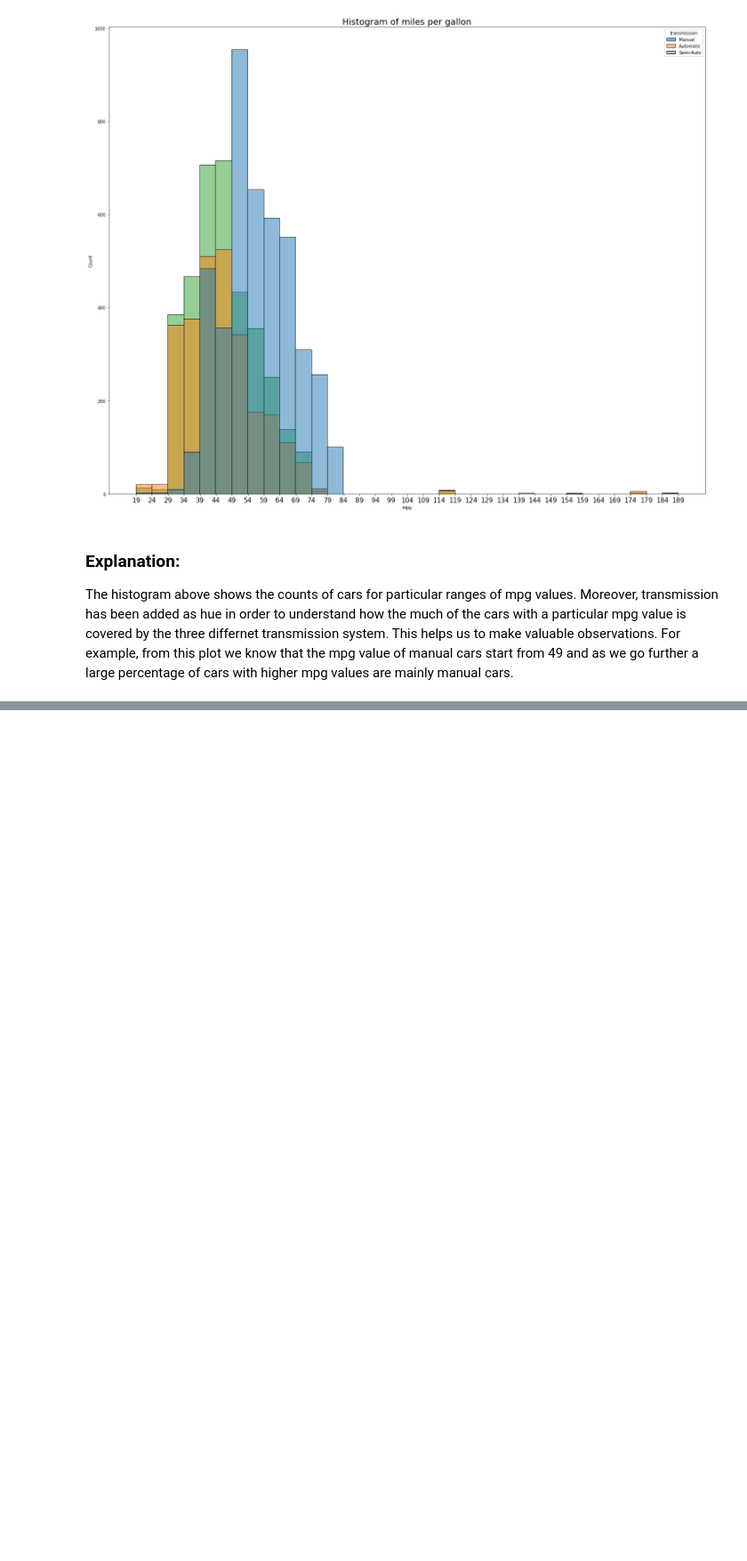
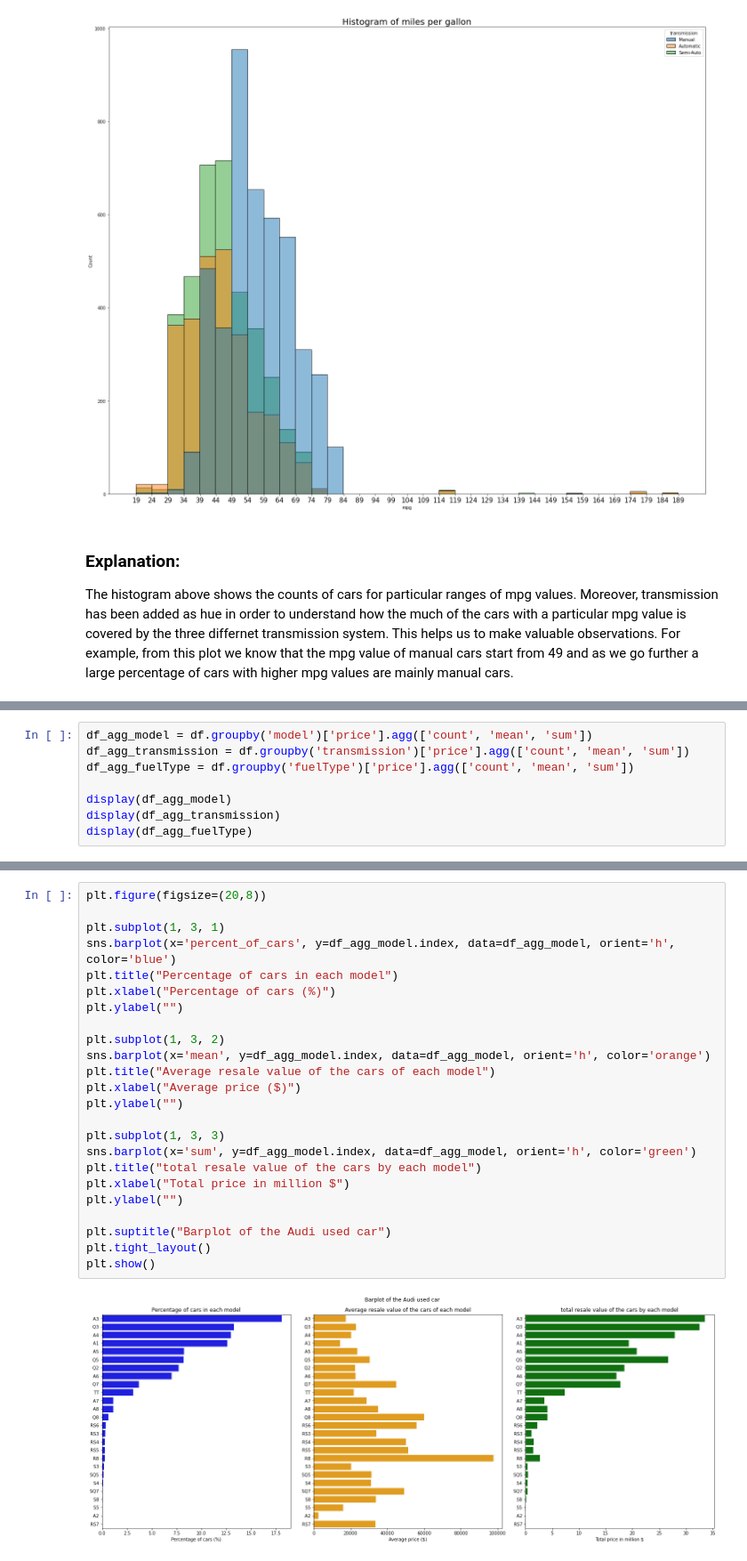
Before and after one commit to PragtR/audi_used_car_analysis, a Jupyter notebook: audi_used_car_EDA.ipynb, the cells around one changed output, grey strips where cells are left out. Shown at 89% size. Saved outputs shown, nothing was run; the diff lists cells and outputs as text; blank space fills up the shorter version.

```diff
--- a/audi_used_car_EDA.ipynb
+++ b/audi_used_car_EDA.ipynb
@@ -302,0 +316,8 @@ The histogram above shows the counts of cars for particular ranges of mpg values
+# %%
+df_agg_model = df.groupby('model')['price'].agg(['count', 'mean', 'sum'])
+df_agg_transmission = df.groupby('transmission')['price'].agg(['count', 'mean', 'sum'])
+df_agg_fuelType = df.groupby('fuelType')['price'].agg(['count', 'mean', 'sum'])
+
+display(df_agg_model)
+display(df_agg_transmission)
+display(df_agg_fuelType)
@@ -302,0 +402,26 @@ The histogram above shows the counts of cars for particular ranges of mpg values
+# %%
+plt.figure(figsize=(20,8))
+
+plt.subplot(1, 3, 1)
+sns.barplot(x='percent_of_cars', y=df_agg_model.index, data=df_agg_model, orient='h', color='blue')
+plt.title("Percentage of cars in each model")
+plt.xlabel("Percentage of cars (%)")
+plt.ylabel("")
+
+plt.subplot(1, 3, 2)
+sns.barplot(x='mean', y=df_agg_model.index, data=df_agg_model, orient='h', color='orange')
+plt.title("Average resale value of the cars of each model")
+plt.xlabel("Average price ($)")
+plt.ylabel("")
+
+plt.subplot(1, 3, 3)
+sns.barplot(x='sum', y=df_agg_model.index, data=df_agg_model, orient='h', color='green')
+plt.title("total resale value of the cars by each model")
+plt.xlabel("Total price in million $")
+plt.ylabel("")
+
+plt.suptitle("Barplot of the Audi used car")
+plt.tight_layout()
+plt.show()
+# %% [output]
+[figure, added]
```
Also changed, not shown: parts of 11 cells of this notebook.
